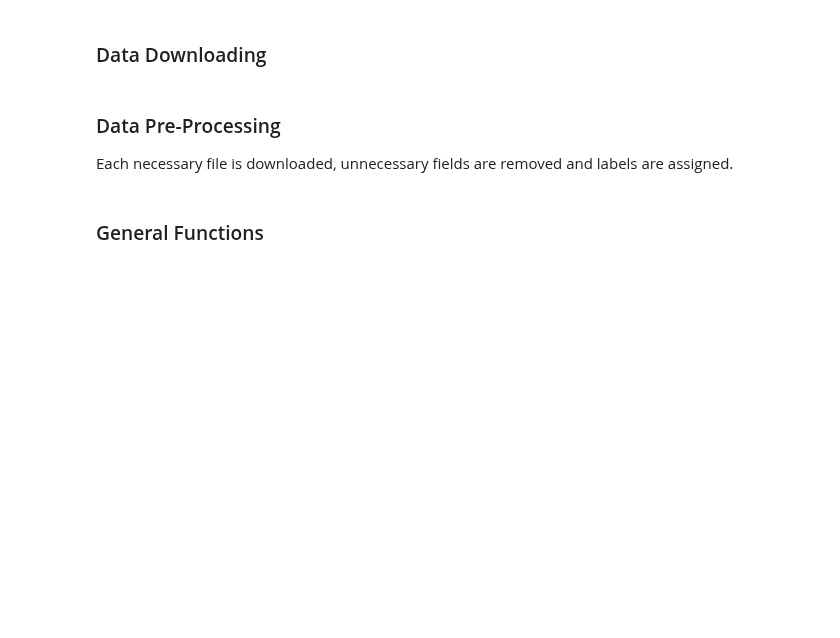
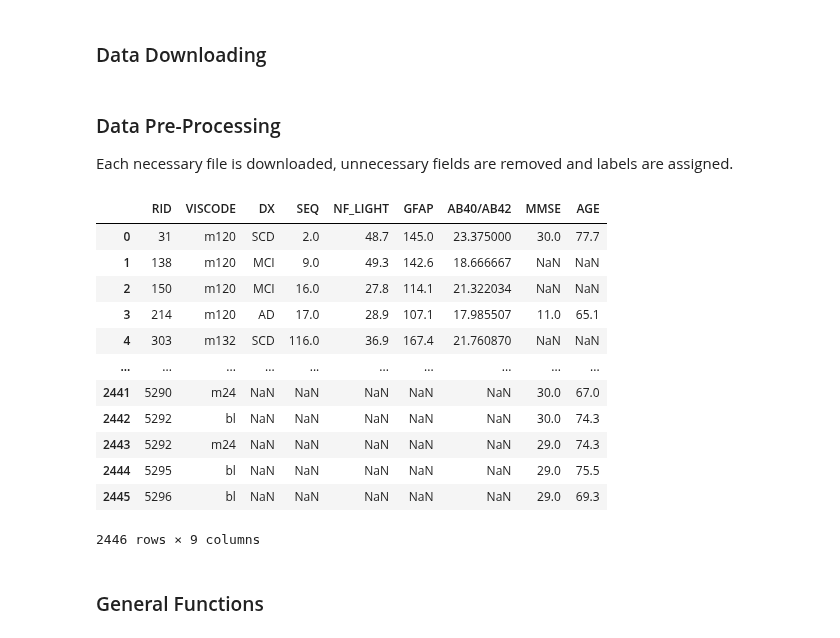
Before and after one commit to danielmakin/NoMoreAlzheimersDisease, a Jupyter notebook: main.ipynb, the cells around one changed output. Saved outputs shown, nothing was run; the diff lists cells and outputs as text; code cells hidden in the pictures; blank space fills up the shorter version.

```diff
--- a/main.ipynb
+++ b/main.ipynb
@@ -72,5 +79,30 @@ p_ab = p_ab.replace("CN", "SCD").replace('Dementia', 'AD')
 
 p_ab.to_csv('Data/ProcessedData/Plasma_AB.csv', index = False)
+# %%
+## TRY TO MERGE ADNI_MERGE W/ PLASMA_AB
+p_ab = pd.read_csv('Data/ProcessedData/Plasma_AB.csv')
+am = pd.read_csv('Data/ProcessedData/ADNIMerge_WVC.csv')
+
+# NOW MERGE BASED ON RID AND VISCODE
+merged_df = pd.merge(p_ab, am[['RID', 'VISCODE', 'MMSE', 'AGE']], on=['RID', 'VISCODE'],how = 'outer')
+
+merged_df.to_csv('Data/TempViewedFile.csv')
+
+merged_df
+# %% [output]
+|  | RID | VISCODE | DX | SEQ | NF_LIGHT | GFAP | AB40/AB42 | MMSE | AGE |
+| 0 | 31 | m120 | SCD | 2.0 | 48.7 | 145.0 | 23.375000 | 30.0 | 77.7 |
+| 1 | 138 | m120 | MCI | 9.0 | 49.3 | 142.6 | 18.666667 | NaN | NaN |
+| 2 | 150 | m120 | MCI | 16.0 | 27.8 | 114.1 | 21.322034 | NaN | NaN |
+| 3 | 214 | m120 | AD | 17.0 | 28.9 | 107.1 | 17.985507 | 11.0 | 65.1 |
+| 4 | 303 | m132 | SCD | 116.0 | 36.9 | 167.4 | 21.760870 | NaN | NaN |
+| ... | ... | ... | ... | ... | ... | ... | ... | ... | ... |
+| 2441 | 5290 | m24 | NaN | NaN | NaN | NaN | NaN | 30.0 | 67.0 |
+| 2442 | 5292 | bl | NaN | NaN | NaN | NaN | NaN | 30.0 | 74.3 |
+| 2443 | 5292 | m24 | NaN | NaN | NaN | NaN | NaN | 29.0 | 74.3 |
+| 2444 | 5295 | bl | NaN | NaN | NaN | NaN | NaN | 29.0 | 75.5 |
+| 2445 | 5296 | bl | NaN | NaN | NaN | NaN | NaN | 29.0 | 69.3 |
+2446 rows × 9 columns
 # %%
 # Read each of the files and select the useful fields
 
```
Also changed, not shown: parts of 18 cells of this notebook, 16 other files.
